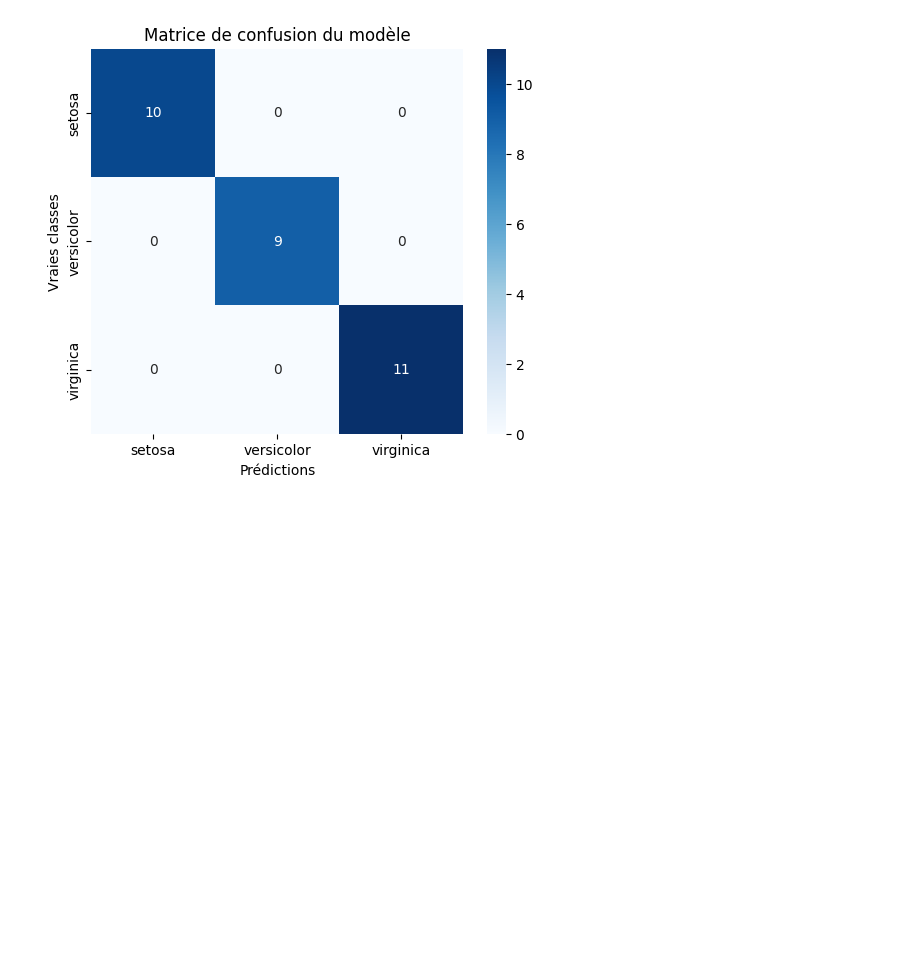
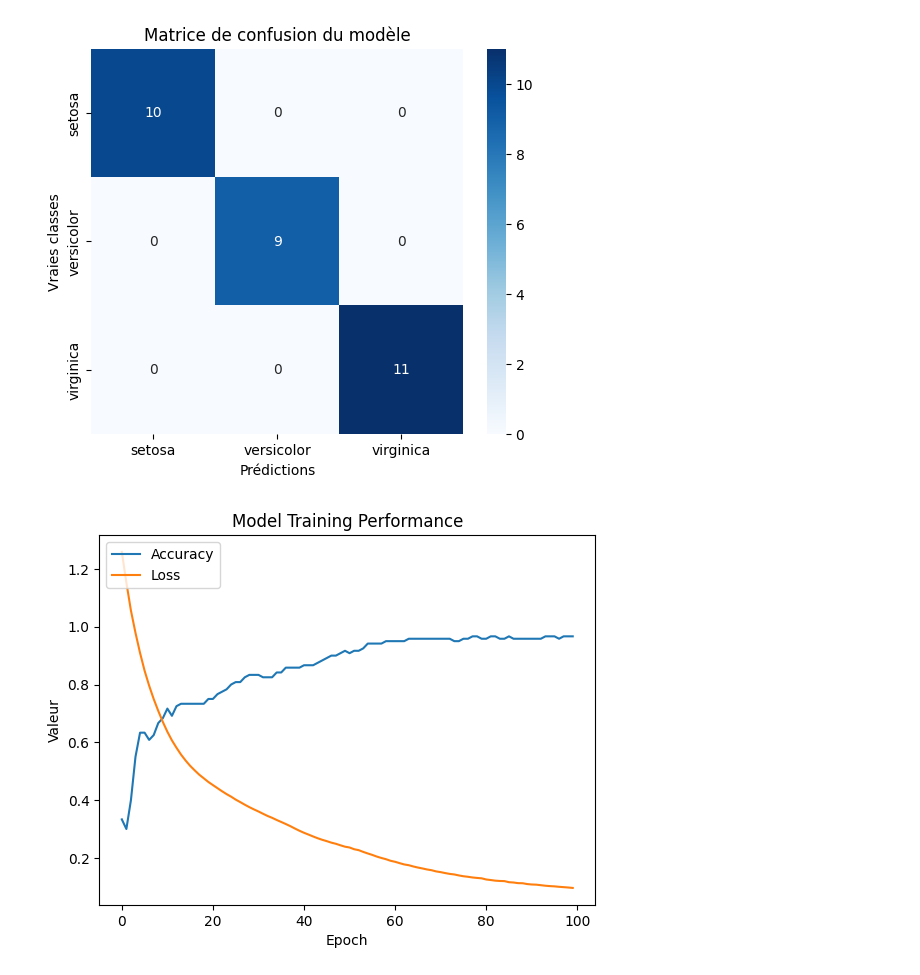
Before and after one commit to MEDMO123/ANN_IRIS, a Jupyter notebook: ANN_iris.ipynb, the cells around one changed output. Drawn from its saved outputs; the diff is of its cells as text; code cells hidden in the pictures; blank space fills up the shorter version.

Commit message:
'courbe_performance'

```diff
--- a/ANN_iris.ipynb
+++ b/ANN_iris.ipynb
@@ -215,6 +215,16 @@ plt.show()
 # %% [output]
 1/1 ━━━━━━━━━━━━━━━━━━━━ 1s 1s/step
 [figure]
+# %%
+plt.plot(history.history['accuracy'], label='Accuracy') # Montre comment la précision s'améliore
+plt.plot(history.history['loss'], label='Loss') # Montre comment la perte diminue
+plt.title('Model Training Performance')
+plt.ylabel('Valeur')
+plt.xlabel('Epoch')
+plt.legend(loc="upper left")
+plt.show()
+# %% [output]
+[figure, added]
 # %%
 model.save("iris_model.keras")
 # %%
```
Also changed, not shown: 1 other file.
